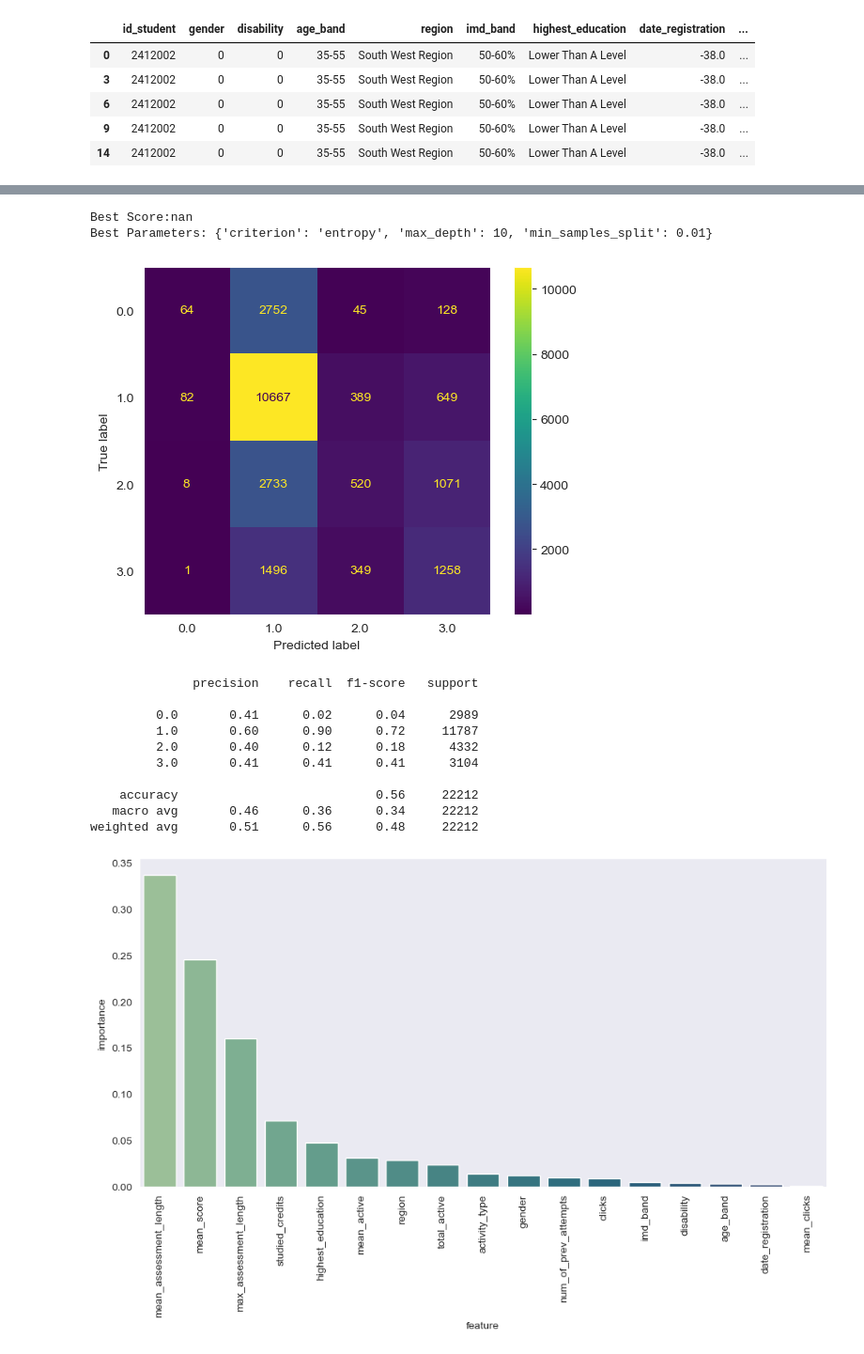
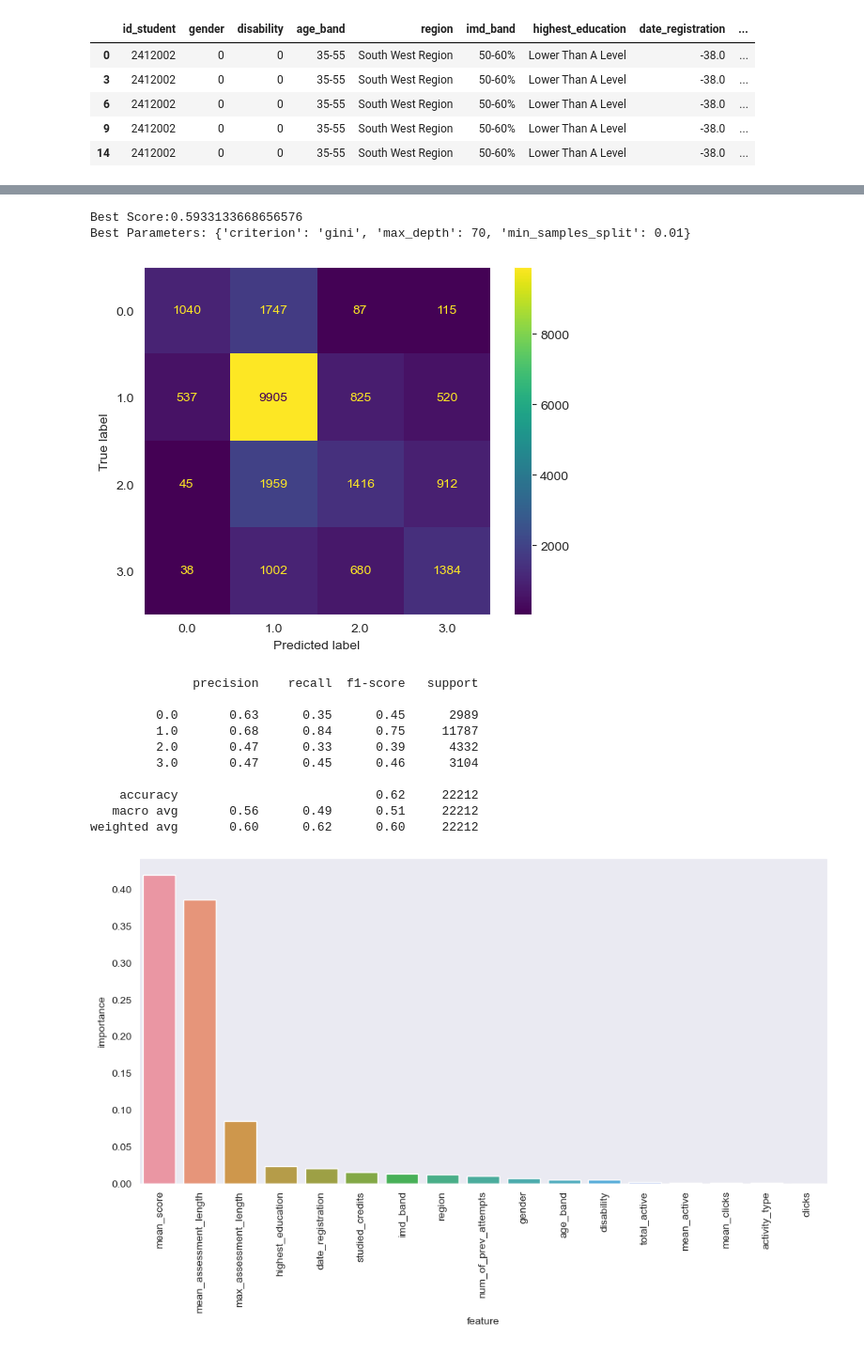
Before and after one commit to jpjavier23/capstone_2_final_documentation, a Jupyter notebook: capstone_2_final_report.ipynb, the cells around one changed output, grey strips where cells are left out. Shown at 94% size. Drawn from its saved outputs; the diff is of its cells as text; code cells hidden in the pictures.

```diff
--- a/capstone_2_final_report.ipynb
+++ b/capstone_2_final_report.ipynb
@@ -9,17 +9,20 @@ import pandas as pd
 pd.options.display.max_columns = None
 import seaborn as sns
 sns.set_style('dark')
-pal = 'crest'
+sns.set_palette('crest')
 import matplotlib.pyplot as plt
 import numpy as np
 from scipy import stats
 import statsmodels.stats.multicomp as mc
 import pickle
 
-from sklearn.preprocessing import OrdinalEncoder, Normalizer
-from sklearn.model_selection import train_test_split, GridSearchCV, StratifiedKFold
-from sklearn.metrics import classification_report, confusion_matrix, ConfusionMatrixDisplay
+from sklearn.preprocessing import OrdinalEncoder, StandardScaler
+from sklearn.model_selection import train_test_split, GridSearchCV, StratifiedKFold, RandomizedSearchCV
+from sklearn.metrics import classification_report, confusion_matrix, ConfusionMatrixDisplay, f1_score
 from sklearn.tree import DecisionTreeClassifier
+from sklearn.ensemble import RandomForestClassifier
+from sklearn.linear_model import LogisticRegression
+from sklearn.neighbors import KNeighborsClassifier
 # %% [markdown]
 # User Definitions
 # %%
@@ -781,5 +790,5 @@ Since previous outliers have been dealt with, the data can be scaled using a nor
 # %%
-scaler = Normalizer()
+scaler = StandardScaler()
 scaler_model = scaler.fit(x_train)
 x_train_scale = scaler_model.transform(x_train)
 x_test_scale = scaler_model.transform(x_test)
@@ -787,0 +802,6 @@ x_test_scale = scaler_model.transform(x_test)
+# %%
+cv_k = StratifiedKFold(5)
+n_est_first = [2**i for i in range(7)]
+n_est_second = [int(x) for x in np.linspace(start = 100, stop = 1500, num = 15)]
+n_est = n_est_first + n_est_second
+n_iter = 250
@@ -797,9 +821,9 @@ cv_dt = DecisionTreeClassifier(max_features = 'sqrt')
 dt_rand = GridSearchCV(
     estimator = cv_dt,
     param_grid = dt_params,
-    cv = StratifiedKFold(5),
+    cv = cv_k,
     return_train_score = True,
-    scoring = 'f1',
+    scoring = 'f1_weighted',
     n_jobs = 6
 )
 dt_rand_cv = dt_rand.fit(x_train_scale, y_train)
@@ -828,8 +831,8 @@ dt_rand_cv = dt_rand.fit(x_train_scale, y_train)
 print("Best Score:" + str(dt_rand_cv.best_score_))
 print("Best Parameters: " + str(dt_rand_cv.best_params_))
 # %% [output]
-Best Score:nan
-Best Parameters: {'criterion': 'entropy', 'max_depth': 10, 'min_samples_split': 0.01}
+Best Score:0.5933133668656576
+Best Parameters: {'criterion': 'gini', 'max_depth': 70, 'min_samples_split': 0.01}
 # %%
 dt = DecisionTreeClassifier(**dt_rand_cv.best_params_, max_features = 'sqrt')
 dt_model = dt.fit(x_train_scale, y_train)
@@ -846,26 +849,26 @@ dt_confusion_matrix = ConfusionMatrixDisplay(confusion_matrix = dt_confusion, di
 dt_confusion_matrix.plot()
 plt.show()
 # %% [output]
-[figure, old version]
+[figure, new version]
 # %%
 print(classification_report(y_test, dt_pred))
 # %% [output]
               precision    recall  f1-score   support
 
-         0.0       0.41      0.02      0.04      2989
-         1.0       0.60      0.90      0.72     11787
-         2.0       0.40      0.12      0.18      4332
-         3.0       0.41      0.41      0.41      3104
+         0.0       0.63      0.35      0.45      2989
+         1.0       0.68      0.84      0.75     11787
+         2.0       0.47      0.33      0.39      4332
+         3.0       0.47      0.45      0.46      3104
 
-    accuracy                           0.56     22212
-   macro avg       0.46      0.36      0.34     22212
-weighted avg       0.51      0.56      0.48     22212
+    accuracy                           0.62     22212
+   macro avg       0.56      0.49      0.51     22212
+weighted avg       0.60      0.62      0.60     22212
 # %%
 dt_imp = dt_model.feature_importances_
 dt_feat_imp_df = pd.DataFrame({'feature': features, 'importance': dt_imp})
 dt_sorted = dt_feat_imp_df.sort_values(by = 'importance', ascending = False)
-dt_feat_plot = sns.catplot(data = dt_sorted.head(20), kind = 'bar', x = 'feature', y = 'importance', height = 5, aspect = 2, palette = pal)
+dt_feat_plot = sns.catplot(data = dt_sorted.head(20), kind = 'bar', x = 'feature', y = 'importance', height = 5, aspect = 2)
 dt_feat_plot = plt.xticks(rotation = 90)
 plt.show()
 # %% [output]
-[figure, old version]
+[figure, new version]
```
Also changed, not shown: parts of 42 cells of this notebook, 2 other files.
